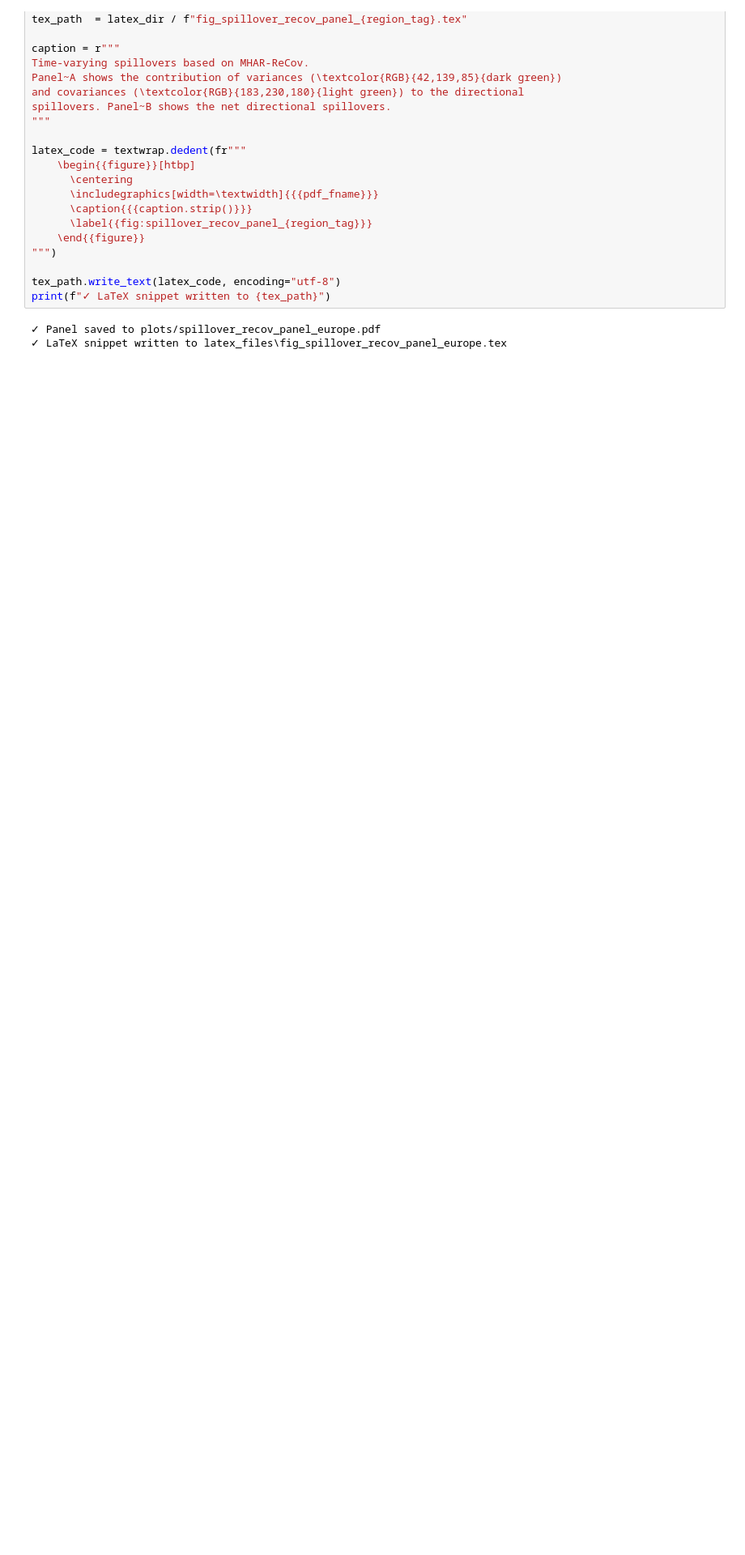
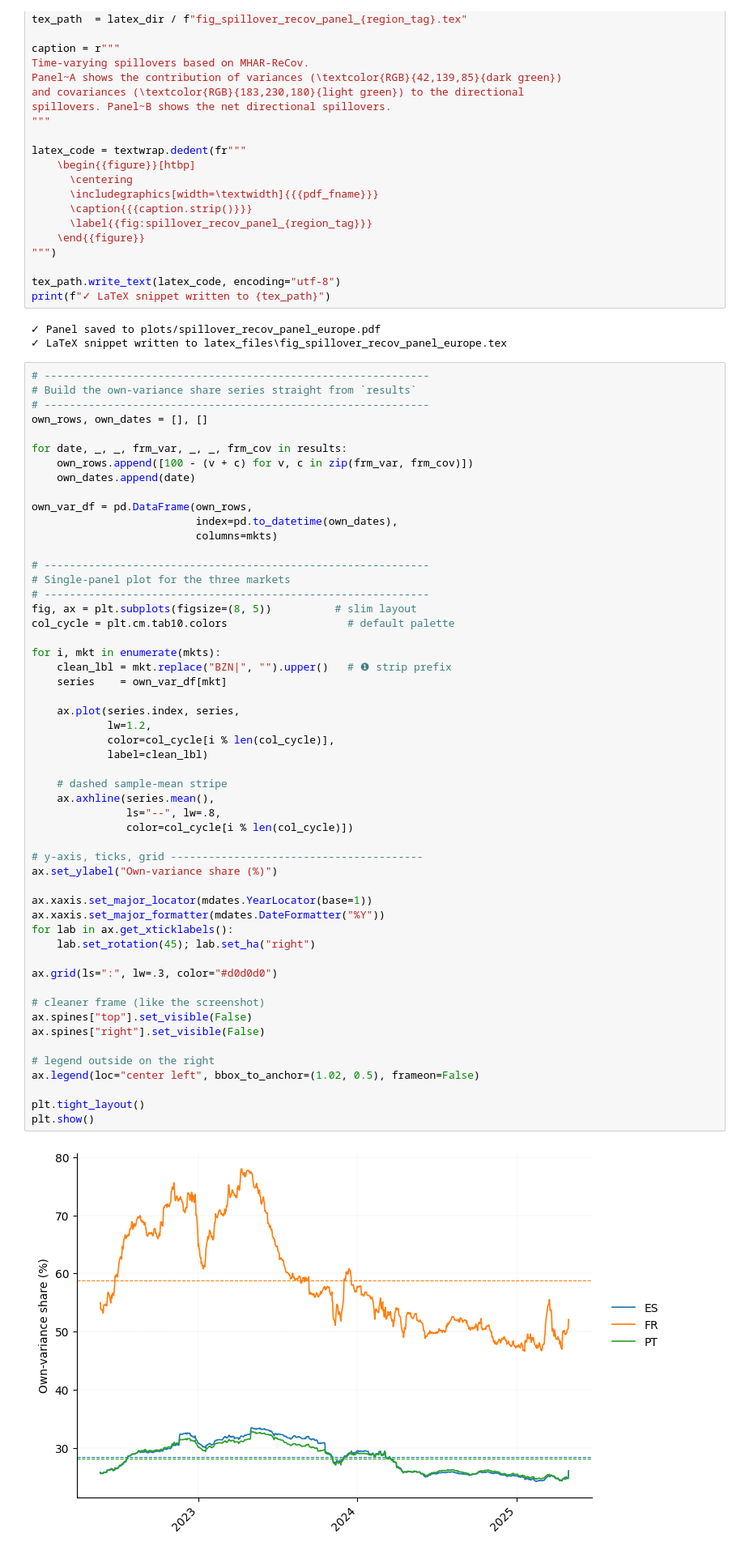
Before and after one commit to franrolotti/volatility-spillovers-methodology, a Jupyter notebook: 04_volatility_spillovers_var_covar_MHAR.ipynb, the cells around one changed output. Shown at 81% size. Saved outputs shown, nothing was run; the diff lists cells and outputs as text; blank space fills up the shorter version.

```diff
--- a/04_volatility_spillovers_var_covar_MHAR.ipynb
+++ b/04_volatility_spillovers_var_covar_MHAR.ipynb
@@ -730,3 +763,58 @@ print(f"✓ LaTeX snippet written to {tex_path}")
 # %% [output]
 ✓ Panel saved to plots/spillover_recov_panel_europe.pdf
 ✓ LaTeX snippet written to latex_files\fig_spillover_recov_panel_europe.tex
+# %%
+# -------------------------------------------------------------
+# Build the own-variance share series straight from `results`
+# -------------------------------------------------------------
+own_rows, own_dates = [], []
+
+for date, _, _, frm_var, _, _, frm_cov in results:
+    own_rows.append([100 - (v + c) for v, c in zip(frm_var, frm_cov)])
+    own_dates.append(date)
+
+own_var_df = pd.DataFrame(own_rows,
+                          index=pd.to_datetime(own_dates),
+                          columns=mkts)
+
+# -------------------------------------------------------------
+# Single-panel plot for the three markets
+# -------------------------------------------------------------
+fig, ax = plt.subplots(figsize=(8, 5))          # slim layout
+col_cycle = plt.cm.tab10.colors                   # default palette
+
+for i, mkt in enumerate(mkts):
+    clean_lbl = mkt.replace("BZN|", "").upper()   # ❶ strip prefix
+    series    = own_var_df[mkt]
+
+    ax.plot(series.index, series,
+            lw=1.2,
+            color=col_cycle[i % len(col_cycle)],
+            label=clean_lbl)
+
+    # dashed sample-mean stripe
+    ax.axhline(series.mean(),
+               ls="--", lw=.8,
+               color=col_cycle[i % len(col_cycle)])
+
+# y-axis, ticks, grid ----------------------------------------
+ax.set_ylabel("Own-variance share (%)")
+
+ax.xaxis.set_major_locator(mdates.YearLocator(base=1))
+ax.xaxis.set_major_formatter(mdates.DateFormatter("%Y"))
+for lab in ax.get_xticklabels():
+    lab.set_rotation(45); lab.set_ha("right")
+
+ax.grid(ls=":", lw=.3, color="#d0d0d0")
+
+# cleaner frame (like the screenshot)
+ax.spines["top"].set_visible(False)
+ax.spines["right"].set_visible(False)
+
+# legend outside on the right
+ax.legend(loc="center left", bbox_to_anchor=(1.02, 0.5), frameon=False)
+
+plt.tight_layout()
+plt.show()
+# %% [output]
+[figure, added]
```
Also changed, not shown: parts of 3 cells of this notebook.
